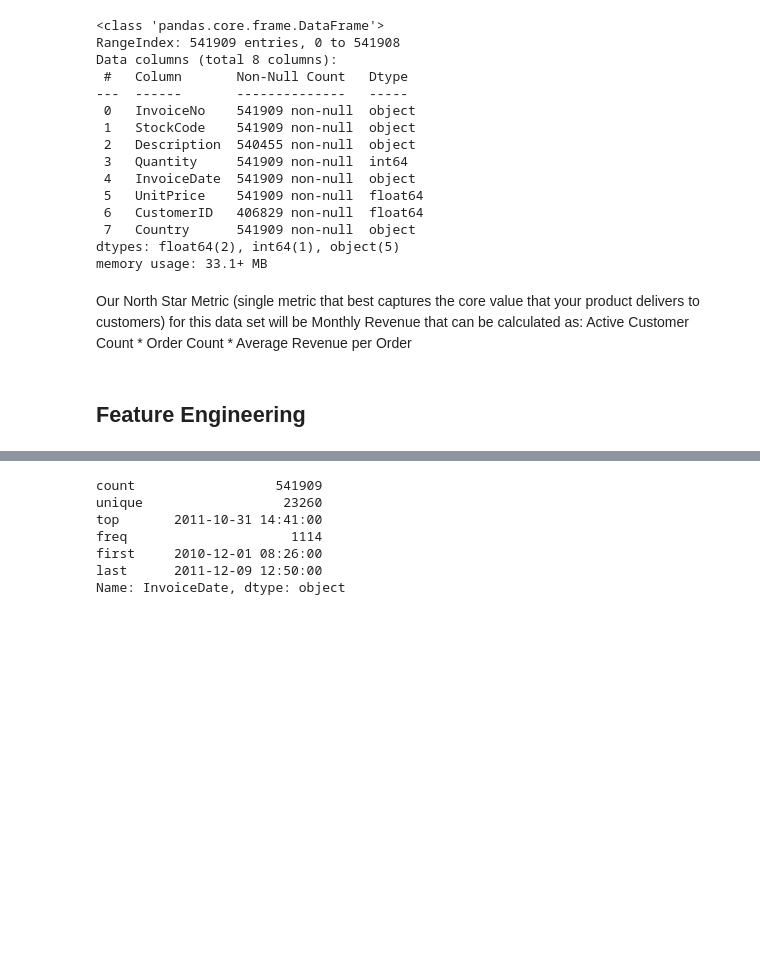
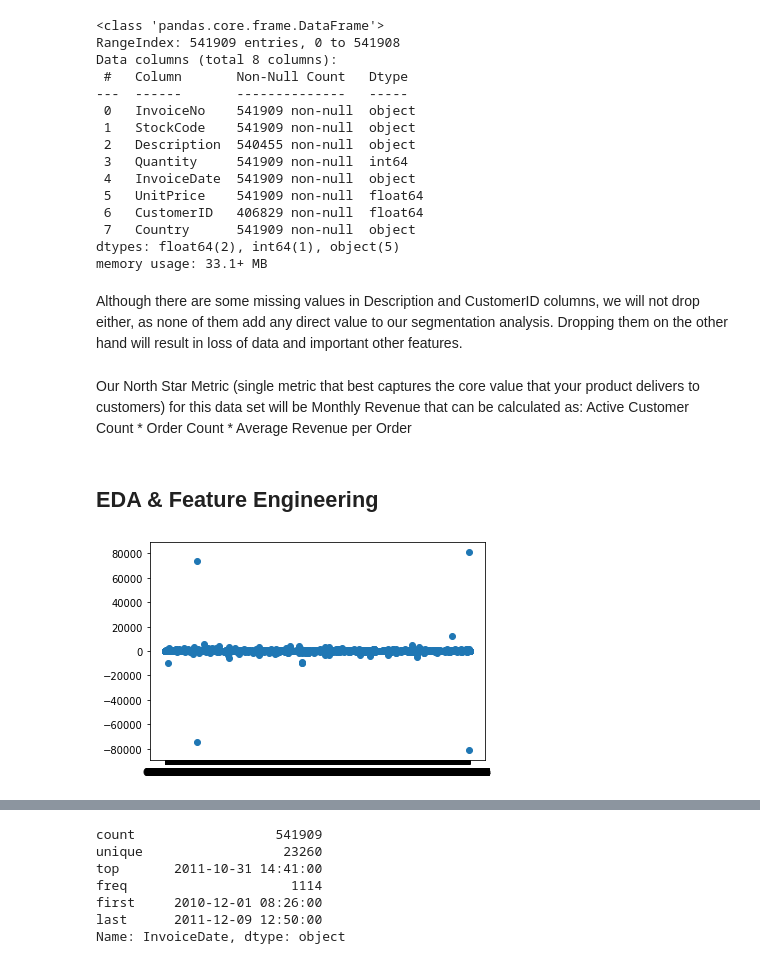
Before and after one commit to finlytics-hub/customer_analytics, a Jupyter notebook: 1_Know_your_Metrics.ipynb, the cells around one changed output, grey strips where cells are left out. Drawn from its saved outputs; the diff is of its cells as text; code cells hidden in the pictures; blank space fills up the shorter version.

```diff
--- a/1_Know_your_Metrics.ipynb
+++ b/1_Know_your_Metrics.ipynb
@@ -56,7 +56,14 @@ Data columns (total 8 columns):
  7   Country      541909 non-null  object
 dtypes: float64(2), int64(1), object(5)
 memory usage: 33.1+ MB
+# %% [markdown]
+Although there are some missing values in Description and CustomerID columns, we will not drop either, as none of them add any direct value to our segmentation analysis. Dropping them on the other hand will result in loss of data and important other features.
 # %% [markdown]
 Our North Star Metric (single metric that best captures the core value that your product delivers to customers) for this data set will be Monthly Revenue that can be calculated as: Active Customer Count * Order Count * Average Revenue per Order
 # %% [markdown]
-## Feature Engineering
+## EDA & Feature Engineering
+# %%
+plt.scatter(tx_data["InvoiceNo"], tx_data["Quantity"])
+plt.show()
+# %% [output]
+[figure, added]
```
Also changed, not shown: parts of 2 cells of this notebook.
